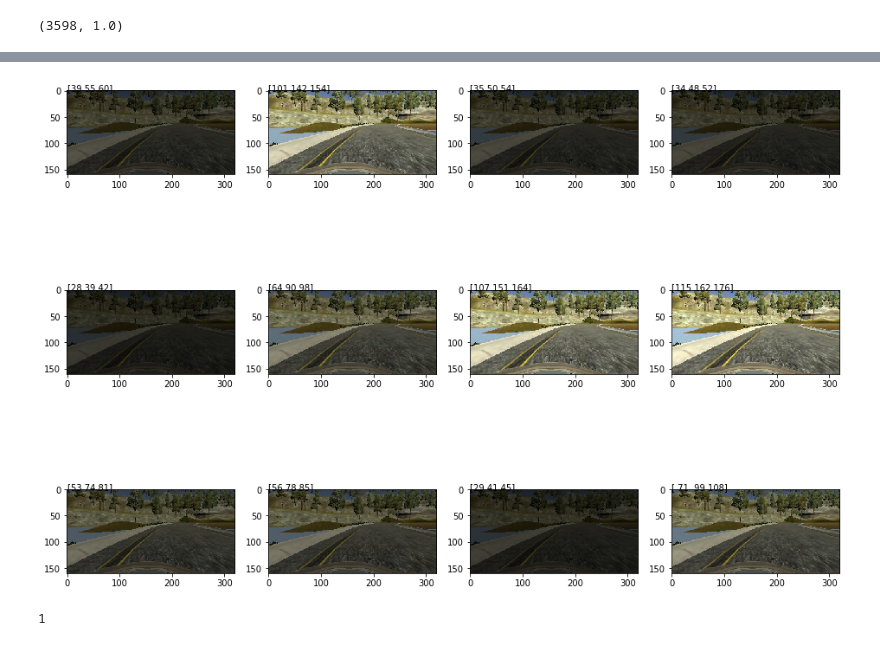
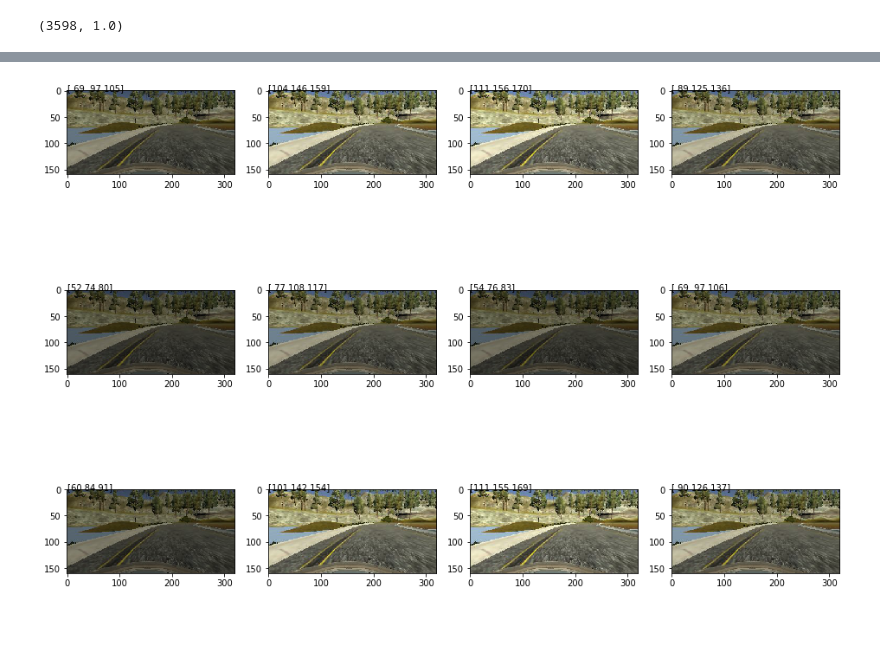
Before and after one commit to cyrano5614/CarND-Behavioral-Cloning-P3, a Jupyter notebook: data_explore.ipynb, the cells around one changed output, grey strips where cells are left out. Saved outputs shown, nothing was run; the diff lists cells and outputs as text; code cells hidden in the pictures.

```diff
--- a/data_explore.ipynb
+++ b/data_explore.ipynb
@@ -197,24 +197,19 @@ plt.show()
 # %%
 
 def random_contrast(img):
     img_temp = cv2.cvtColor(img, cv2.COLOR_BGR2HSV)
-    img_temp[:,:,2] = img_temp[:,:,2] * np.random.uniform(.2, 1.)
+    img_temp[:,:,2] = img_temp[:,:,2] * np.random.uniform(.4, 1.)
     img_temp = cv2.cvtColor(img_temp, cv2.COLOR_HSV2BGR)
     return img_temp
 
 plt.figure(figsize=(16,12))
 for i in range(12):
     plt.subplot(3, 4, i+1)
     temp = convert_rgb(random_contrast(raw_img))
     plt.imshow(temp)
     plt.text(0,0, temp[0][0])
 
 plt.show()
 # %% [output]
-[figure, old version]
+[figure, new version]
-# %%
-yolo = np.random.randint(3)
-print (yolo)
-# %% [output]
-1
 # %%
```
Also changed, not shown: parts of 19 cells of this notebook, 2 other files.
